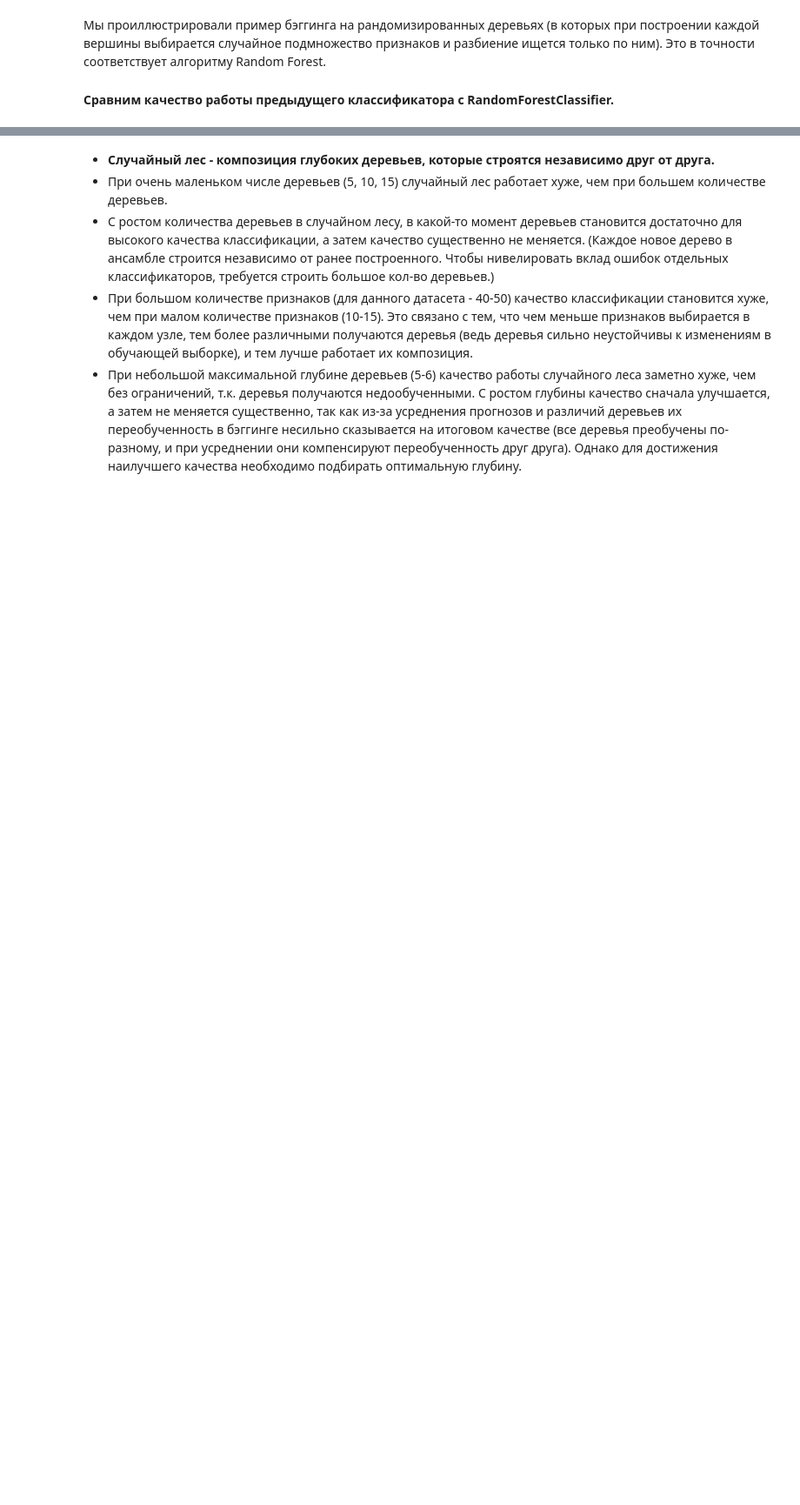
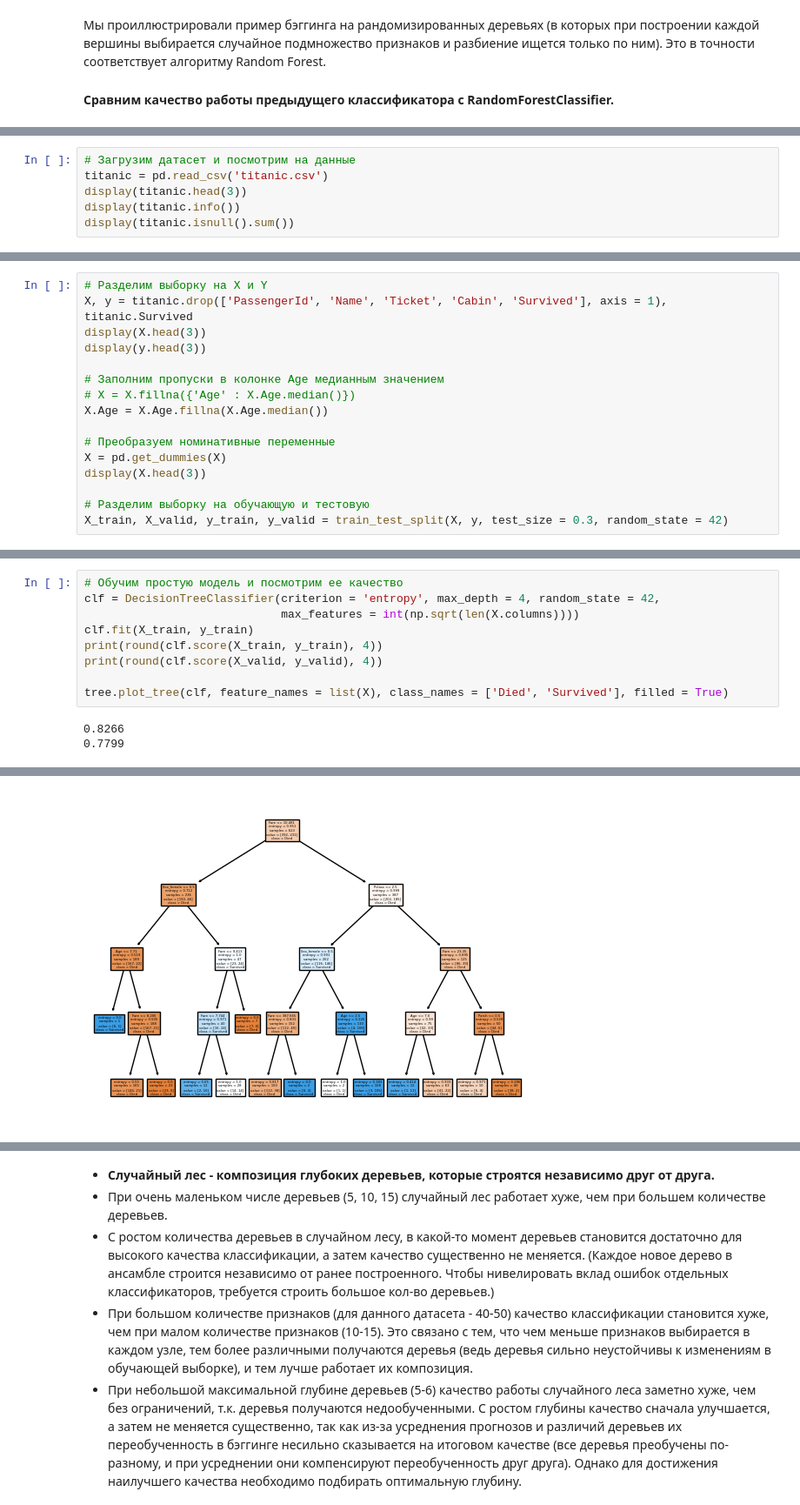
Before and after one commit to AngelinaAngelSun/0.Training-Python_SQL_MLagorithms, a Jupyter notebook: DecisionTree_RandomForest_Bagging_RSS.ipynb, the cells around one changed output, grey strips where cells are left out. Shown at 87% size. Saved outputs shown, nothing was run; the diff lists cells and outputs as text; blank space fills up the shorter version.

Commit message:
Addition of DecisionTree_RandomForest_Bagging_RSS file

```diff
--- a/DecisionTree_RandomForest_Bagging_RSS.ipynb
+++ b/DecisionTree_RandomForest_Bagging_RSS.ipynb
@@ -676,0 +694,6 @@ cross_v_score5 = cross_val_score(rf, X, y, cv = 10, n_jobs = -1).mean()
+# %%
+# Загрузим датасет и посмотрим на данные
+titanic = pd.read_csv('titanic.csv')
+display(titanic.head(3))
+display(titanic.info())
+display(titanic.isnull().sum())
@@ -676,0 +744,16 @@ cross_v_score5 = cross_val_score(rf, X, y, cv = 10, n_jobs = -1).mean()
+# %%
+# Разделим выборку на X и Y
+X, y = titanic.drop(['PassengerId', 'Name', 'Ticket', 'Cabin', 'Survived'], axis = 1),  titanic.Survived
+display(X.head(3))
+display(y.head(3))
+
+# Заполним пропуски в колонке Age медианным значением
+# X = X.fillna({'Age' : X.Age.median()})
+X.Age = X.Age.fillna(X.Age.median())
+
+# Преобразуем номинативные переменные
+X = pd.get_dummies(X)
+display(X.head(3))
+
+# Разделим выборку на обучающую и тестовую
+X_train, X_valid, y_train, y_valid = train_test_split(X, y, test_size = 0.3, random_state = 42)
@@ -676,0 +773,12 @@ cross_v_score5 = cross_val_score(rf, X, y, cv = 10, n_jobs = -1).mean()
+# %%
+# Обучим простую модель и посмотрим ее качество
+clf = DecisionTreeClassifier(criterion = 'entropy', max_depth = 4, random_state = 42,
+                             max_features = int(np.sqrt(len(X.columns))))
+clf.fit(X_train, y_train)
+print(round(clf.score(X_train, y_train), 4))
+print(round(clf.score(X_valid, y_valid), 4))
+
+tree.plot_tree(clf, feature_names = list(X), class_names = ['Died', 'Survived'], filled = True)
+# %% [output]
+0.8266
+0.7799
@@ -676,0 +802 @@ cross_v_score5 = cross_val_score(rf, X, y, cv = 10, n_jobs = -1).mean()
+[figure, added]
```
Also changed, not shown: parts of 88 cells of this notebook.
